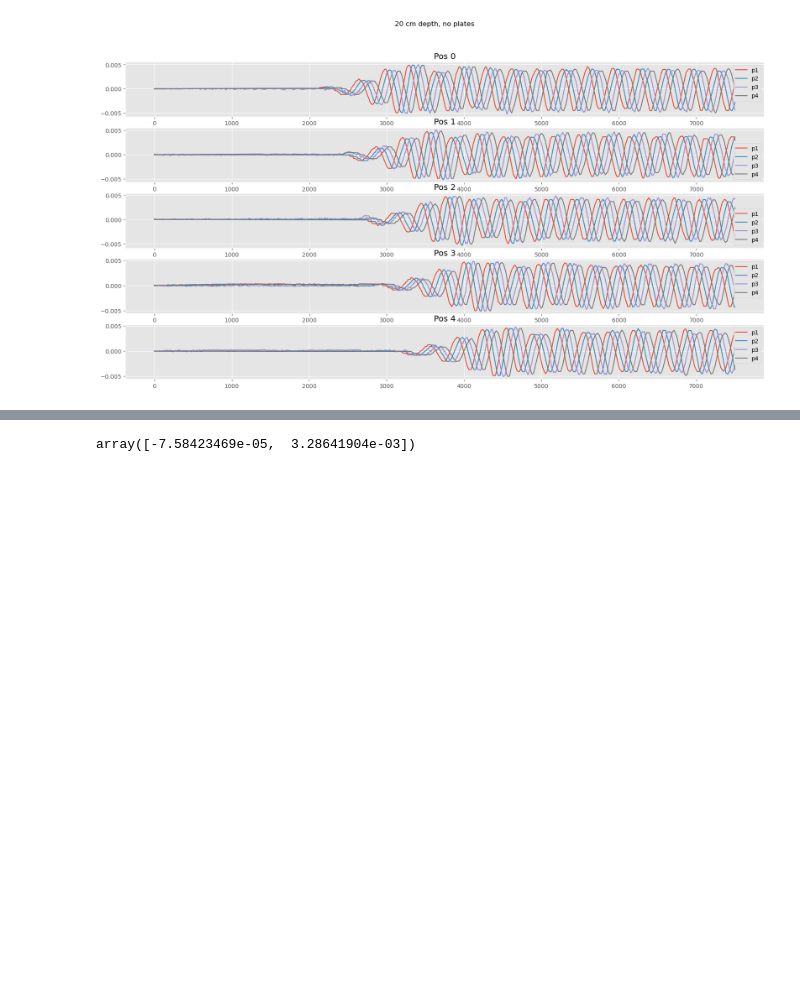
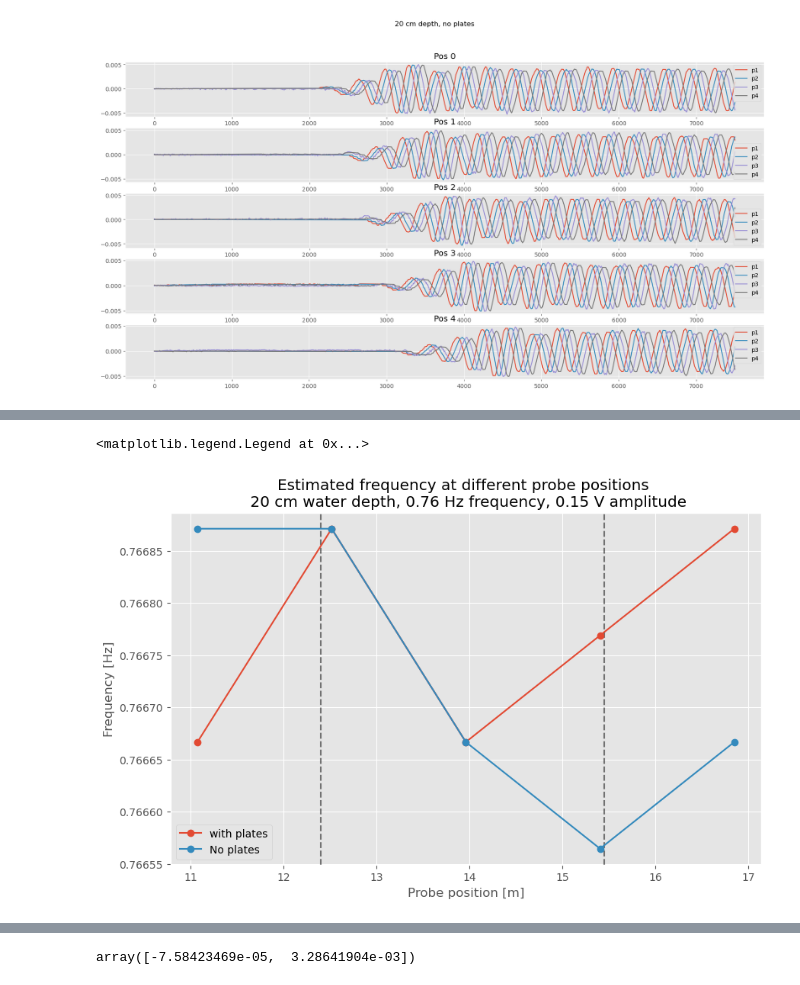
Before and after one commit to kjes4pres/Master_code, a Jupyter notebook: Lab/testing.ipynb, the cells around one changed output, grey strips where cells are left out. Saved outputs shown, nothing was run; the diff lists cells and outputs as text; code cells hidden in the pictures; blank space fills up the shorter version.

```diff
--- a/Lab/testing.ipynb
+++ b/Lab/testing.ipynb
@@ -141,0 +377,21 @@ Text(0.5, 0.98, '20 cm depth, no plates')
+# %%
+x_fl_plot = np.linspace(x_probe_pos[0], x_probe_pos[-1], 5)
+
+fl_plot = np.array([f_pos0, f_pos1, f_pos2, f_pos3, f_pos4])
+fl_plot_no = np.array([f_pos0_no, f_pos1_no, f_pos2_no, f_pos3_no, f_pos4_no])
+
+fig, ax = plt.subplots(figsize=(10, 6))
+
+ax.axvline(beach_start, color= 'black', alpha=0.5, linestyle='--')
+ax.axvline(beach_end, color='black', alpha=0.5, linestyle='--')
+
+ax.plot(x_fl_plot, fl_plot, marker='o', linestyle='-', label='with plates')
+ax.plot(x_fl_plot, fl_plot_no, marker='o', linestyle='-', label='No plates')
+
+ax.set_xlabel('Probe position [m]')
+ax.set_ylabel('Frequency [Hz]')
+ax.set_title('Estimated frequency at different probe positions \n 20 cm water depth, 0.76 Hz frequency, 0.15 V amplitude')
+ax.legend()
+# %% [output]
+<matplotlib.legend.Legend at 0x...>
+[figure, added]
```
Also changed, not shown: parts of 34 cells of this notebook, 1 other file.
